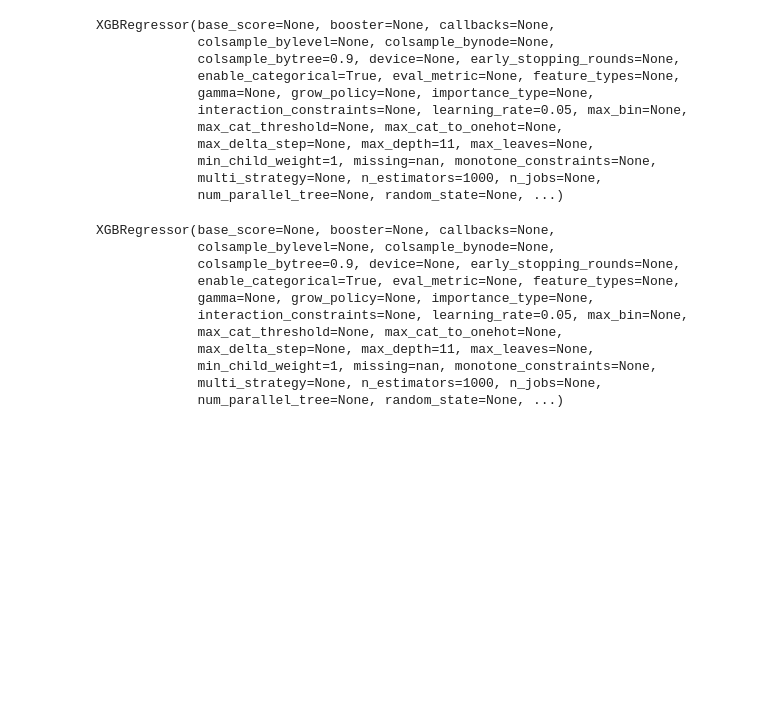
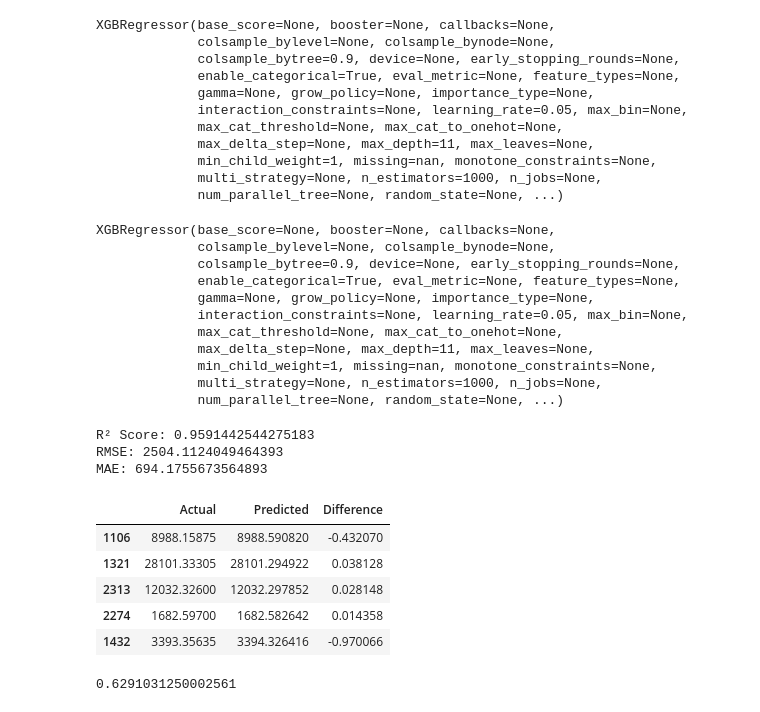
Before and after one commit to shamin2021/BIS_Medical_Insuarance_Cost_Analysis, a Jupyter notebook: Analysis_notebook.ipynb, the cells around one changed output. Cells and saved outputs as stored; diff of their text form; code cells hidden in the pictures; blank space fills up the shorter version.

```diff
--- a/Analysis_notebook.ipynb
+++ b/Analysis_notebook.ipynb
@@ -512,3 +512,10 @@ XGBRegressor(base_score=None, booster=None, callbacks=None,
              min_child_weight=1, missing=nan, monotone_constraints=None,
              multi_strategy=None, n_estimators=1000, n_jobs=None,
              num_parallel_tree=None, random_state=None, ...)
+# %%
+y_pred = best_model.predict(X_test)
+print(evaluate_model(y_test, y_pred))
+# %% [output]
+R² Score: 0.9591442544275183
+RMSE: 2504.1124049464393
+MAE: 694.1755673564893
@@ -514,0 +524,19 @@ XGBRegressor(base_score=None, booster=None, callbacks=None,
+# %%
+comparison_df = pd.DataFrame({
+    'Actual': y_test,
+    'Predicted': y_pred,
+    'Difference': y_test - y_pred
+})
+
+comparison_df.head()
+# %% [output]
+|  | Actual | Predicted | Difference |
+| 1106 | 8988.15875 | 8988.590820 | -0.432070 |
+| 1321 | 28101.33305 | 28101.294922 | 0.038128 |
+| 2313 | 12032.32600 | 12032.297852 | 0.028148 |
+| 2274 | 1682.59700 | 1682.582642 | 0.014358 |
+| 1432 | 3393.35635 | 3394.326416 | -0.970066 |
+# %%
+np.abs(comparison_df['Difference']).median()
+# %% [output]
+0.6291031250002561
```
Also changed, not shown: parts of 2 cells of this notebook.
